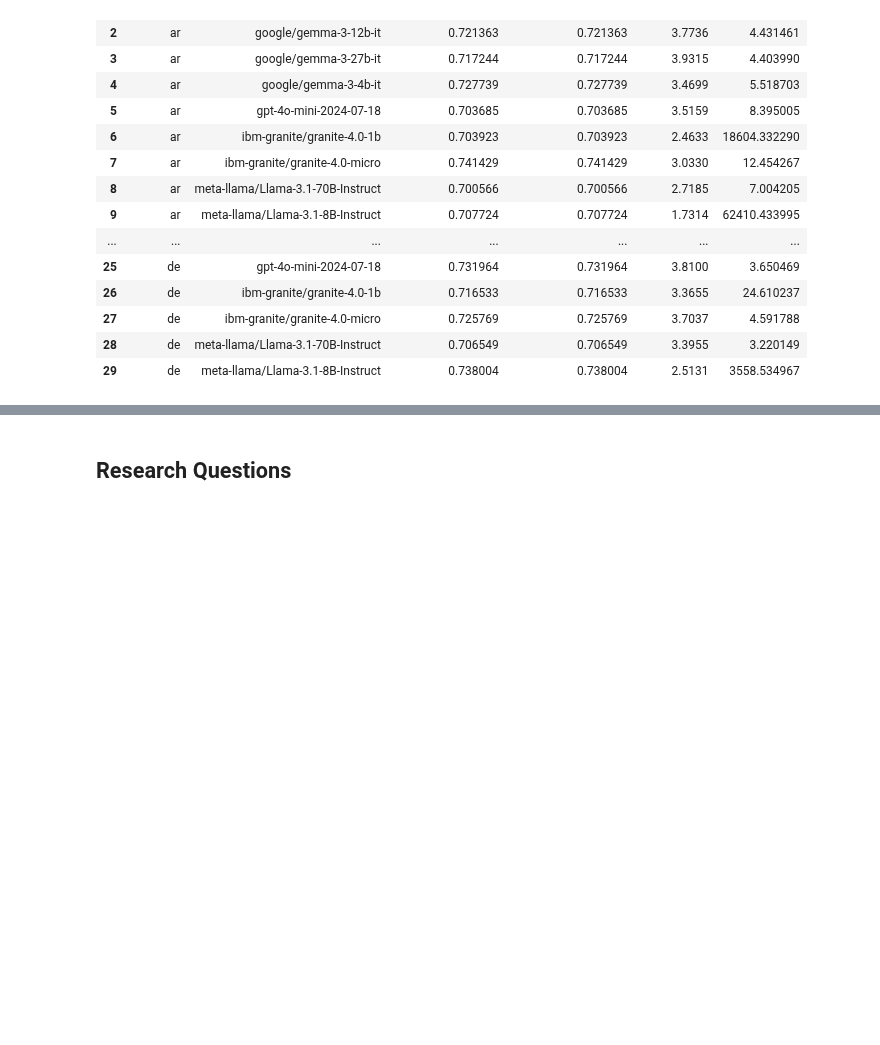
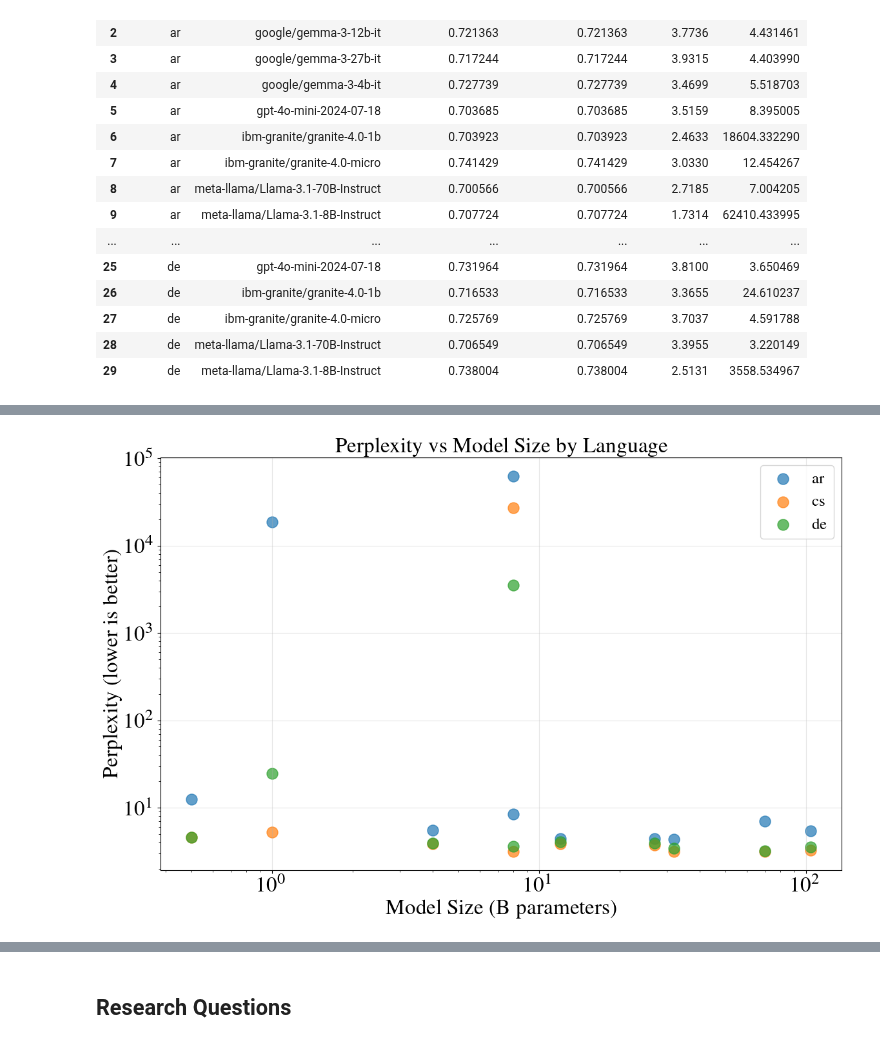
Before and after one commit to ljvmiranda921/polyglot-teachers, a Jupyter notebook: notebooks/2025-11-24-data-quality-metrics/visualize_quality_metrics.ipynb, the cells around one changed output, grey strips where cells are left out. Drawn from its saved outputs; the diff is of its cells as text; code cells hidden in the pictures; blank space fills up the shorter version.

```diff
--- a/notebooks/2025-11-24-data-quality-metrics/visualize_quality_metrics.ipynb
+++ b/notebooks/2025-11-24-data-quality-metrics/visualize_quality_metrics.ipynb
@@ -201,0 +269,29 @@ Recomputing perplexity values...
+# %%
+# Plot 2: Perplexity vs Model Size (log scale for perplexity)
+fig, ax = plt.subplots(figsize=(12, 8))
+
+for lang in df_with_size["language"].unique():
+    lang_data = df_with_size[df_with_size["language"] == lang]
+    # Filter out NaN perplexity values
+    lang_data = lang_data.dropna(subset=["perplexity"])
+    ax.scatter(
+        lang_data["parameter_size"],
+        lang_data["perplexity"],
+        label=lang,
+        s=150,
+        alpha=0.7,
+    )
+
+ax.set_xlabel("Model Size (B parameters)")
+ax.set_ylabel("Perplexity (lower is better)")
+ax.set_title("Perplexity vs Model Size by Language")
+ax.set_xscale("log")
+ax.set_yscale("log")
+ax.legend()
+ax.grid(True, alpha=0.3)
+
+plt.tight_layout()
+plt.savefig(figures_dir / "perplexity_vs_model_size.png", dpi=300, bbox_inches="tight")
+plt.show()
+# %% [output]
+[figure, added]
```
Also changed, not shown: parts of 7 cells of this notebook, 5 other files.
